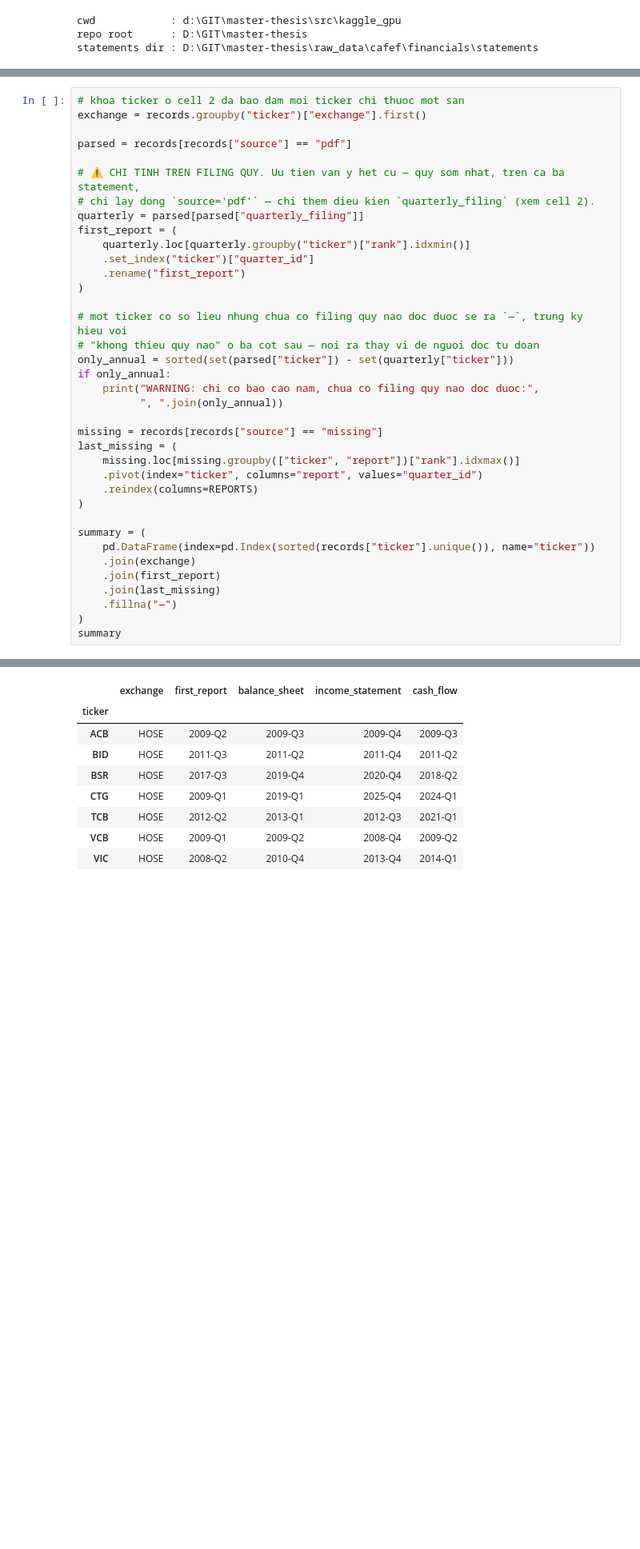
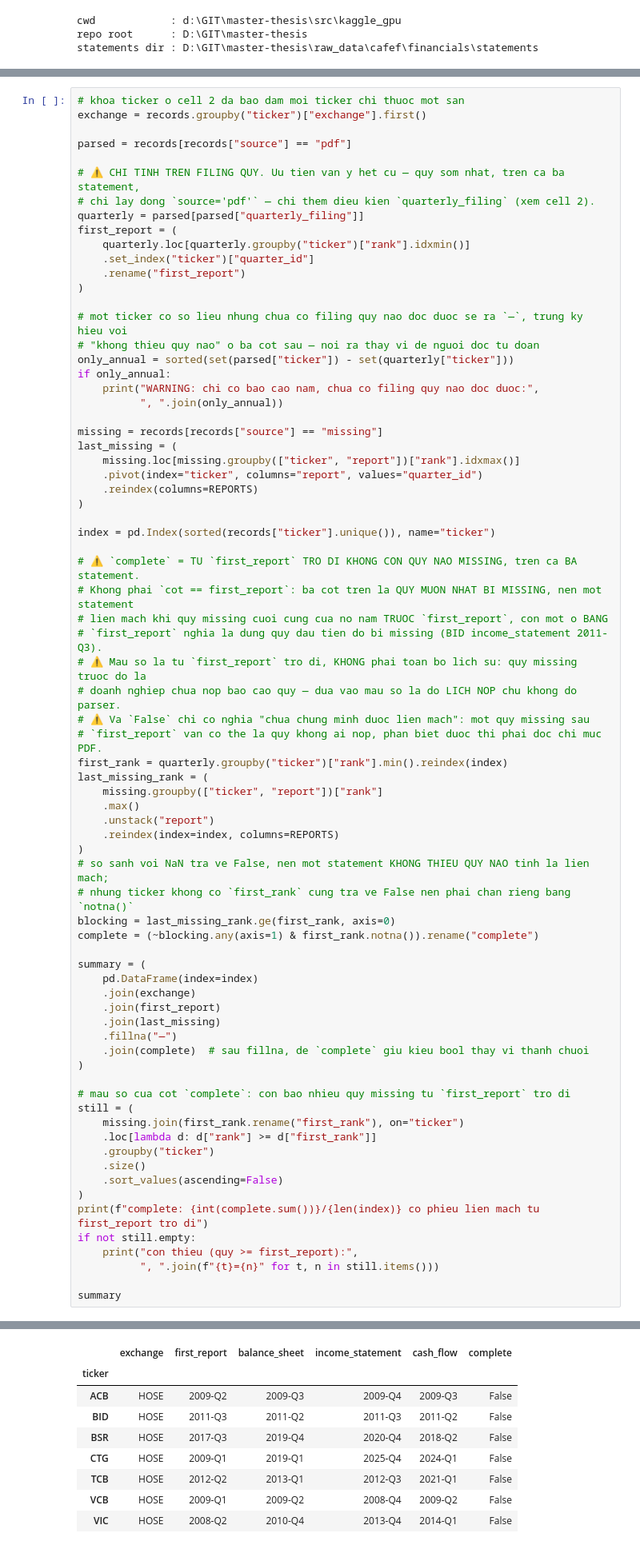
Before and after one commit to DucTrung1802/master-thesis, a Jupyter notebook: src/kaggle_gpu/RUN__pdf_ocr_summary.ipynb, the cells around one changed output, grey strips where cells are left out. Shown at 80% size. Saved outputs shown, nothing was run; the diff lists cells and outputs as text; blank space fills up the shorter version.

```diff
--- a/src/kaggle_gpu/RUN__pdf_ocr_summary.ipynb
+++ b/src/kaggle_gpu/RUN__pdf_ocr_summary.ipynb
@@ -178,12 +201,49 @@ last_missing = (
     .reindex(columns=REPORTS)
 )
 
+index = pd.Index(sorted(records["ticker"].unique()), name="ticker")
+
+# ⚠️ `complete` = TU `first_report` TRO DI KHONG CON QUY NAO MISSING, tren ca BA statement.
+# Khong phai `cot == first_report`: ba cot tren la QUY MUON NHAT BI MISSING, nen mot statement
+# lien mach khi quy missing cuoi cung cua no nam TRUOC `first_report`, con mot o BANG
+# `first_report` nghia la dung quy dau tien do bi missing (BID income_statement 2011-Q3).
+# ⚠️ Mau so la tu `first_report` tro di, KHONG phai toan bo lich su: quy missing truoc do la
+# doanh nghiep chua nop bao cao quy — dua vao mau so la do LICH NOP chu khong do parser.
+# ⚠️ Va `False` chi co nghia "chua chung minh duoc lien mach": mot quy missing sau
+# `first_report` van co the la quy khong ai nop, phan biet duoc thi phai doc chi muc PDF.
+first_rank = quarterly.groupby("ticker")["rank"].min().reindex(index)
+last_missing_rank = (
+    missing.groupby(["ticker", "report"])["rank"]
+    .max()
+    .unstack("report")
+    .reindex(index=index, columns=REPORTS)
+)
+# so sanh voi NaN tra ve False, nen mot statement KHONG THIEU QUY NAO tinh la lien mach;
+# nhung ticker khong co `first_rank` cung tra ve False nen phai chan rieng bang `notna()`
+blocking = last_missing_rank.ge(first_rank, axis=0)
+complete = (~blocking.any(axis=1) & first_rank.notna()).rename("complete")
+
 summary = (
-    pd.DataFrame(index=pd.Index(sorted(records["ticker"].unique()), name="ticker"))
+    pd.DataFrame(index=index)
     .join(exchange)
     .join(first_report)
     .join(last_missing)
     .fillna("—")
+    .join(complete)  # sau fillna, de `complete` giu kieu bool thay vi thanh chuoi
 )
+
+# mau so cua cot `complete`: con bao nhieu quy missing tu `first_report` tro di
+still = (
+    missing.join(first_rank.rename("first_rank"), on="ticker")
+    .loc[lambda d: d["rank"] >= d["first_rank"]]
+    .groupby("ticker")
+    .size()
+    .sort_values(ascending=False)
+)
+print(f"complete: {int(complete.sum())}/{len(index)} co phieu lien mach tu first_report tro di")
+if not still.empty:
+    print("con thieu (quy >= first_report):",
+          ", ".join(f"{t}={n}" for t, n in still.items()))
+
 summary
 # %% [output]
@@ -190,12 +252,12 @@ summary
-|  | exchange | first_report | balance_sheet | income_statement | cash_flow |
-| ticker |  |  |  |  |  |
-| ACB | HOSE | 2009-Q2 | 2009-Q3 | 2009-Q4 | 2009-Q3 |
-| BID | HOSE | 2011-Q3 | 2011-Q2 | 2011-Q4 | 2011-Q2 |
-| BSR | HOSE | 2017-Q3 | 2019-Q4 | 2020-Q4 | 2018-Q2 |
-| CTG | HOSE | 2009-Q1 | 2019-Q1 | 2025-Q4 | 2024-Q1 |
-| TCB | HOSE | 2012-Q2 | 2013-Q1 | 2012-Q3 | 2021-Q1 |
-| VCB | HOSE | 2009-Q1 | 2009-Q2 | 2008-Q4 | 2009-Q2 |
-| VIC | HOSE | 2008-Q2 | 2010-Q4 | 2013-Q4 | 2014-Q1 |
+|  | exchange | first_report | balance_sheet | income_statement | cash_flow | complete |
+| ticker |  |  |  |  |  |  |
+| ACB | HOSE | 2009-Q2 | 2009-Q3 | 2009-Q4 | 2009-Q3 | False |
+| BID | HOSE | 2011-Q3 | 2011-Q2 | 2011-Q3 | 2011-Q2 | False |
+| BSR | HOSE | 2017-Q3 | 2019-Q4 | 2020-Q4 | 2018-Q2 | False |
+| CTG | HOSE | 2009-Q1 | 2019-Q1 | 2025-Q4 | 2024-Q1 | False |
+| TCB | HOSE | 2012-Q2 | 2013-Q1 | 2012-Q3 | 2021-Q1 | False |
+| VCB | HOSE | 2009-Q1 | 2009-Q2 | 2008-Q4 | 2009-Q2 | False |
+| VIC | HOSE | 2008-Q2 | 2010-Q4 | 2013-Q4 | 2014-Q1 | False |
 # %% [markdown]
 ## 4 · Phụ — đếm quý đã parse / còn thiếu
 
```
Also changed, not shown: parts of 5 cells of this notebook.
